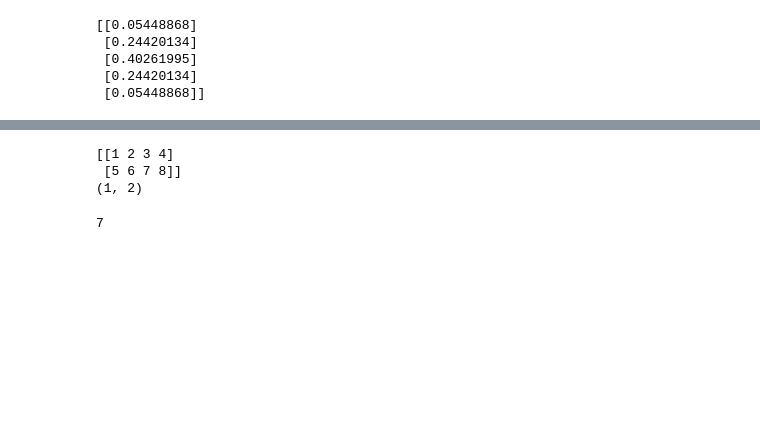
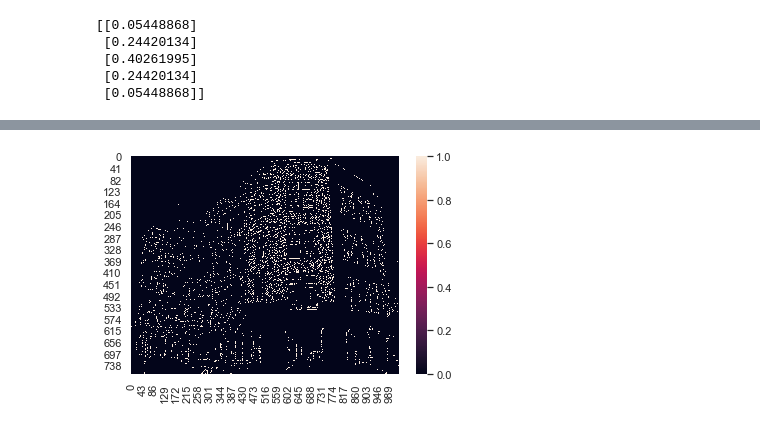
Before and after one commit to kwantlin/student-assignment-1, a Jupyter notebook: hw1.ipynb, the cells around one changed output, grey strips where cells are left out. Cells and saved outputs as stored; diff of their text form; code cells hidden in the pictures; blank space fills up the shorter version.

```diff
--- a/hw1.ipynb
+++ b/hw1.ipynb
@@ -161,11 +162,31 @@ ax4 = sns.heatmap(I)
-# %%
-test = np.array([[1,2,3,4],[5,6,7,8]])
-print(test)
-n1, n2 = (1,2), [0,3]
-print(n1)
-test[n1]
-# %% [output]
-[[1 2 3 4]
- [5 6 7 8]]
-(1, 2)
-7
+# %%
+edgemap = np.zeros(I.shape)
+I_normal = I / np.amax(I)
+th = 0.8
+tl = 0.7
+for i in range(I.shape[0]):
+    for j in range(I.shape[1]):
+        if I_normal[i][j] > th:
+            edgemap[i][j] = 1
+            to_check = [(i,j)]
+            while(to_check):
+                p = to_check.pop(0)
+                if edgemap[p] == 0:
+                    if D_prime[p[0]][p[1]] == 0:
+                        n1, n2 = (max(0,p[0]-1), p[1]), (min(I.shape[0]-1, p[0]+1), p[1])
+                    elif D_prime[p[0]][p[1]] == pi/4:
+                        n1, n2 = (max(0,p[0]-1), max(0,p[1]-1)), (min(I.shape[0]-1, p[0]+1), min(I.shape[1]-1,p[1]+1))
+                    elif D_prime[p[0]][p[1]] == pi/2:
+                        n1, n2 = (p[0], max(0,p[1]-1)), (p[0], min(I.shape[1]-1,p[1]+1))
+                    else:
+                        n1, n2 = (max(0,p[0]-1), min(I.shape[1]-1,p[1]+1)), (min(I.shape[0]-1, p[0]+1), max(0,p[1]-1))
+                    if I[n1] > tl:
+                        to_check.append(n1)
+                        edgemap[n1] = 1
+                    if I[n2] > tl:
+                        to_check.append(n2)
+                        edgemap[n2] = 1
+
+ax5 = sns.heatmap(edgemap)
+# %% [output]
+[figure, added]
```
Also changed, not shown: parts of 7 cells of this notebook, 8 other files.
